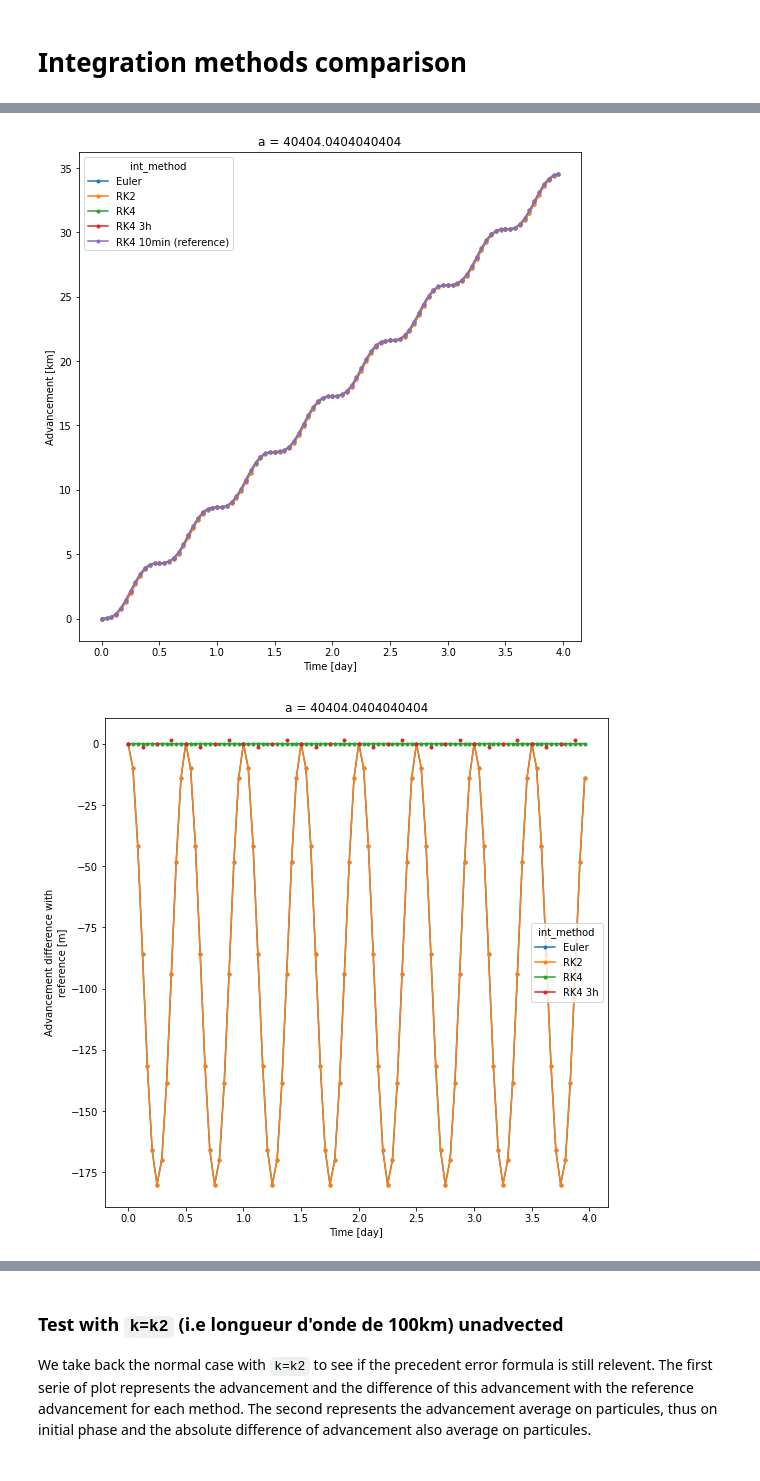
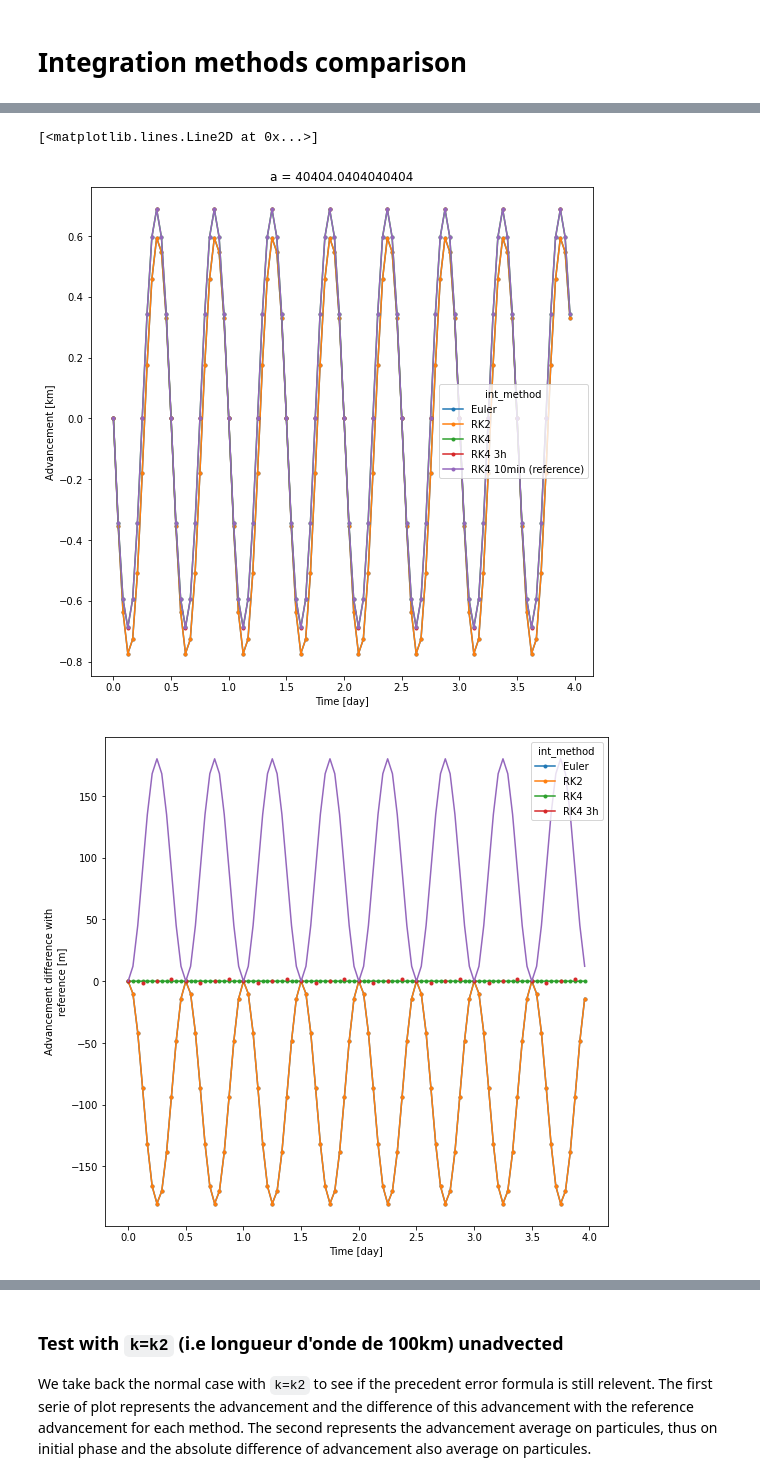
Before and after one commit to margot-demol/stage-m1, a Jupyter notebook: development/temporal_int_comparison.ipynb, the cells around one changed output, grey strips where cells are left out. Drawn from its saved outputs; the diff is of its cells as text; code cells hidden in the pictures.

```diff
--- a/development/temporal_int_comparison.ipynb
+++ b/development/temporal_int_comparison.ipynb
@@ -22,7 +22,12 @@ The following second plot confirms calculations.
 # %%
-x=sti.SetUp(advected=0, k=0)# um=1, uw=0.5, advected=0)
-comp=sti.Temp_Int_Comp(x, advected=0, k=0)#, um=1, uw=0.5, advected=0) #CAUTION: add parameters if parameters add in SetUp x different than default
+x=sti.SetUp(advected=0, k=0, um=0)# um=1, uw=0.5, advected=0)
+comp=sti.Temp_Int_Comp(x, advected=0, k=0, um=0)#, um=1, uw=0.5, advected=0) #CAUTION: add parameters if parameters add in SetUp x different than default
 comp.print_diff_adv()
+t=x.out_ds.otime
+err=x['uw']*sti.h2s/2/2*(1-xr.ufuncs.cos(x['w']*t))
+err.attrs={'units':'m', "long_name":"Advancement difference with reference"}
+err.plot(x='otime_day')
 # %% [output]
+[<matplotlib.lines.Line2D at 0x...>]
-[figure, old version]
+[figure, new version]
-[figure, old version]
+[figure, new version]
```
Also changed, not shown: parts of 32 cells of this notebook, 1 other file.
